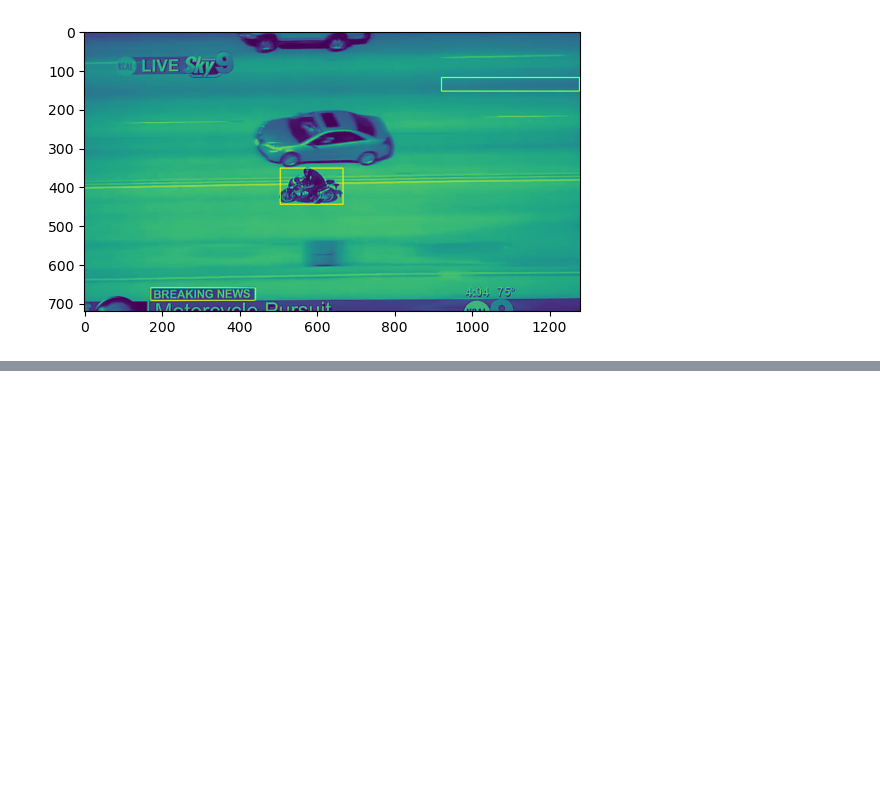
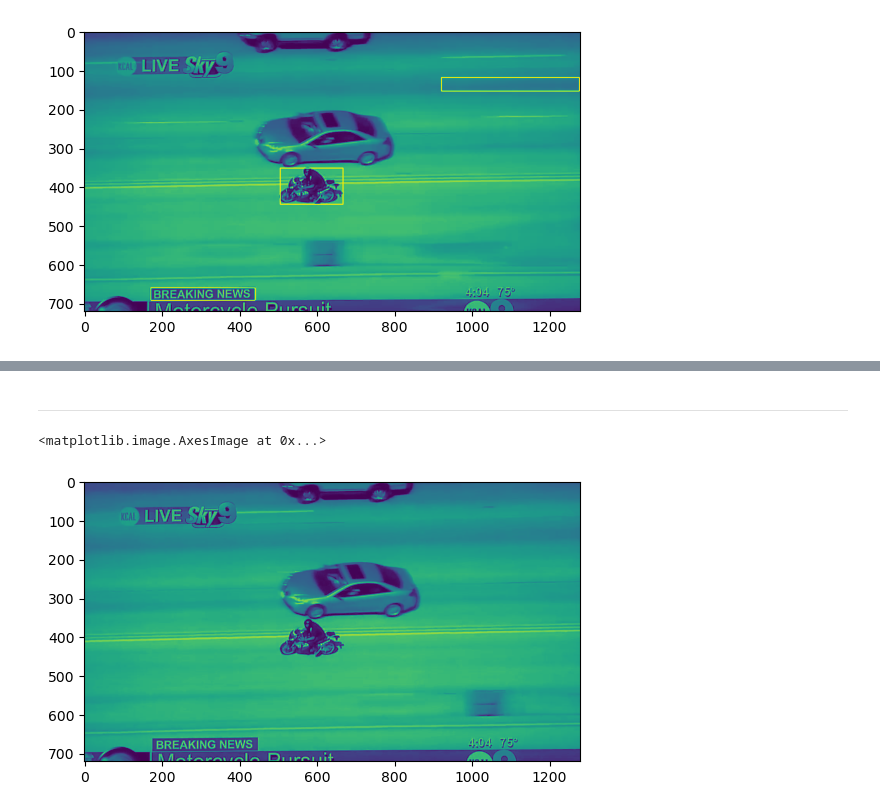
Before and after one commit to ivan-serrano-hernandez/Computer-Vision-project, a Jupyter notebook: Centroid-based Tracking.ipynb, the cells around one changed output, grey strips where cells are left out. Drawn from its saved outputs; the diff is of its cells as text; code cells hidden in the pictures; blank space fills up the shorter version.

```diff
--- a/Centroid-based Tracking.ipynb
+++ b/Centroid-based Tracking.ipynb
@@ -181,0 +206,13 @@ runTracker()
+# %% [markdown]
+---
+# %%
+# STEP 1: image read
+filepath = "./datasets/MotorcycleChase"
+imgPath = os.path.join(filepath, "img")
+file = os.path.join(imgPath, "00006.jpg")
+frame = cv2.imread(file)
+gray = cv2.cvtColor(frame, cv2.COLOR_BGR2GRAY)
+plt.imshow(gray)
+# %% [output]
+<matplotlib.image.AxesImage at 0x...>
+[figure, added]
```
Also changed, not shown: parts of 10 cells of this notebook.
